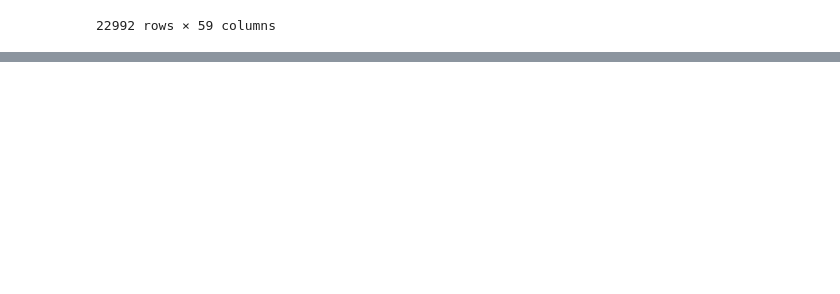
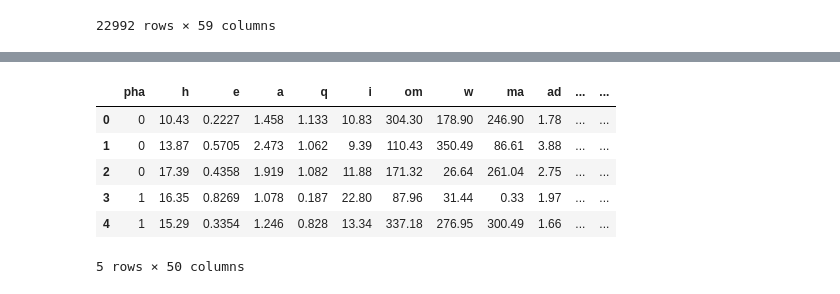
Before and after one commit to AleeAlette1/NEOs_Project, a Jupyter notebook: FJ_ML2_RandomForest.ipynb, the cells around one changed output, grey strips where cells are left out. Saved outputs shown, nothing was run; the diff lists cells and outputs as text; code cells hidden in the pictures; blank space fills up the shorter version.

```diff
--- a/FJ_ML2_RandomForest.ipynb
+++ b/FJ_ML2_RandomForest.ipynb
@@ -200,0 +293,12 @@ neo_cad_stats_df.head()
+# %%
+# Merge one-hot encoded features and drop the originals
+complete_df = neo_cad_stat_df.merge(encode_df, left_index=True, right_index=True).drop(columns=application_cat, axis=1)
+complete_df.head()
+# %% [output]
+|  | pha | h | e | a | q | i | om | w | ma | ad | ... | ... |
+| 0 | 0 | 10.43 | 0.2227 | 1.458 | 1.133 | 10.83 | 304.30 | 178.90 | 246.90 | 1.78 | ... | ... |
+| 1 | 0 | 13.87 | 0.5705 | 2.473 | 1.062 | 9.39 | 110.43 | 350.49 | 86.61 | 3.88 | ... | ... |
+| 2 | 0 | 17.39 | 0.4358 | 1.919 | 1.082 | 11.88 | 171.32 | 26.64 | 261.04 | 2.75 | ... | ... |
+| 3 | 1 | 16.35 | 0.8269 | 1.078 | 0.187 | 22.80 | 87.96 | 31.44 | 0.33 | 1.97 | ... | ... |
+| 4 | 1 | 15.29 | 0.3354 | 1.246 | 0.828 | 13.34 | 337.18 | 276.95 | 300.49 | 1.66 | ... | ... |
+5 rows × 50 columns
```
Also changed, not shown: parts of 22 cells of this notebook.
